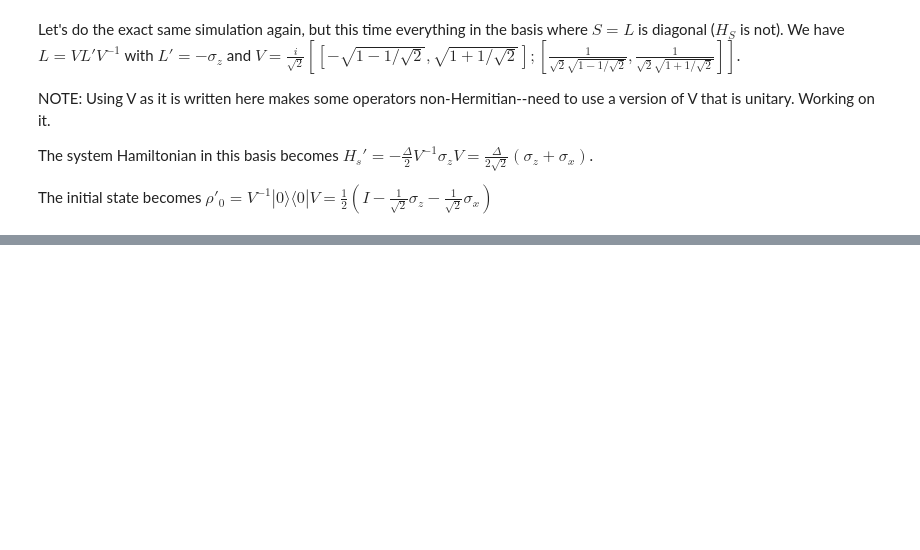
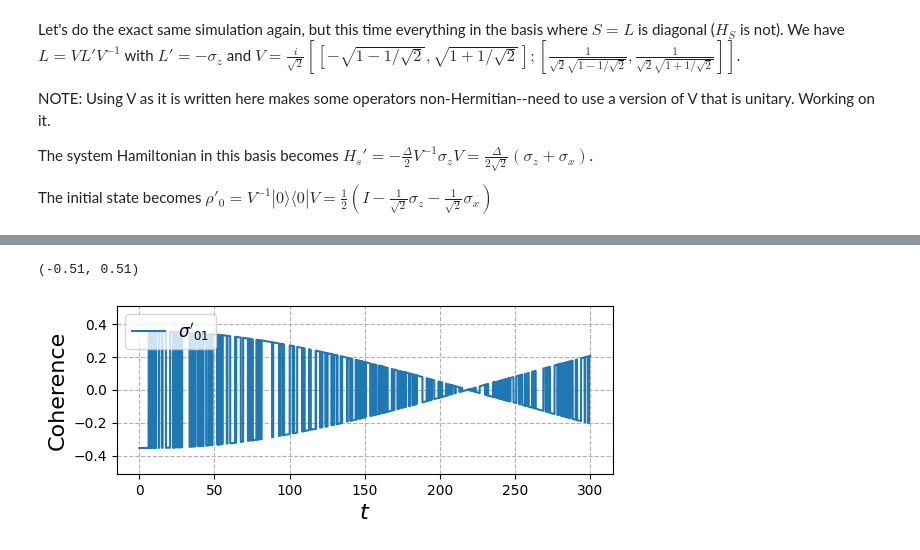
Before and after one commit to mikeal888/The_V_model, a Jupyter notebook: two_ls.ipynb, the cells around one changed output, grey strips where cells are left out. Saved outputs shown, nothing was run; the diff lists cells and outputs as text; code cells hidden in the pictures; blank space fills up the shorter version.

```diff
--- a/two_ls.ipynb
+++ b/two_ls.ipynb
@@ -114,0 +148,14 @@ NameError: name 'Delta' is not defined
+# %%
+# Plot the coherences
+
+plt.subplot(211)
+plt.plot(tlist, g10_evo_prime, label=r"$\sigma'_{01}$")
+
+plt.xlabel(r'$t$', fontsize=16)
+plt.ylabel('Coherence', fontsize=16)
+plt.legend(fontsize=12, loc="upper left")
+plt.grid(linestyle='--')
+plt.ylim(-0.51, 0.51)
+# %% [output]
+(-0.51, 0.51)
+[figure, added]
```
Also changed, not shown: parts of 7 cells of this notebook.
